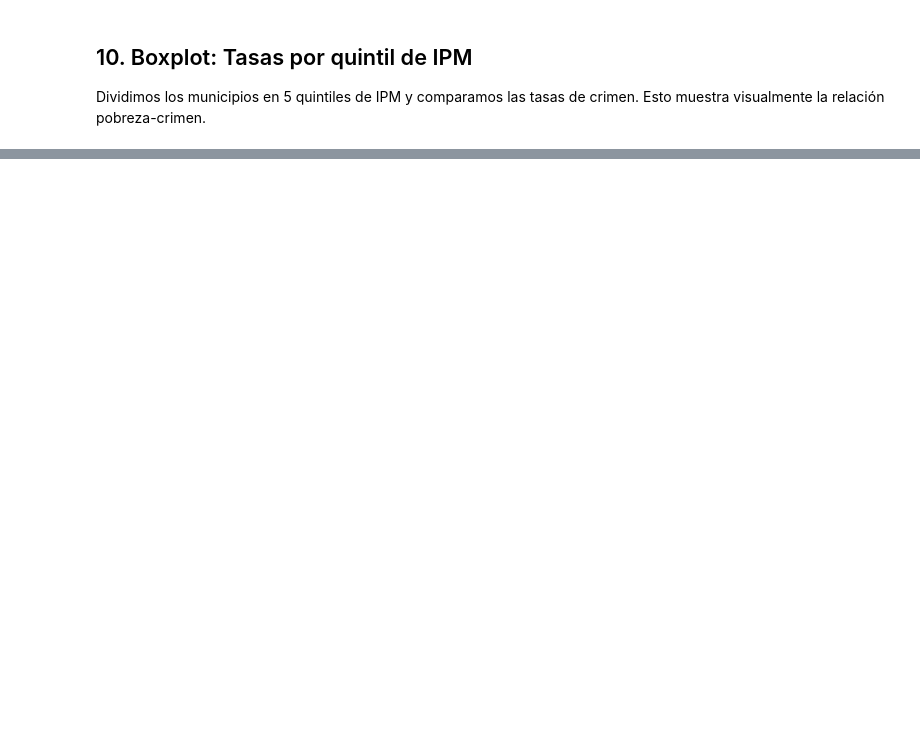
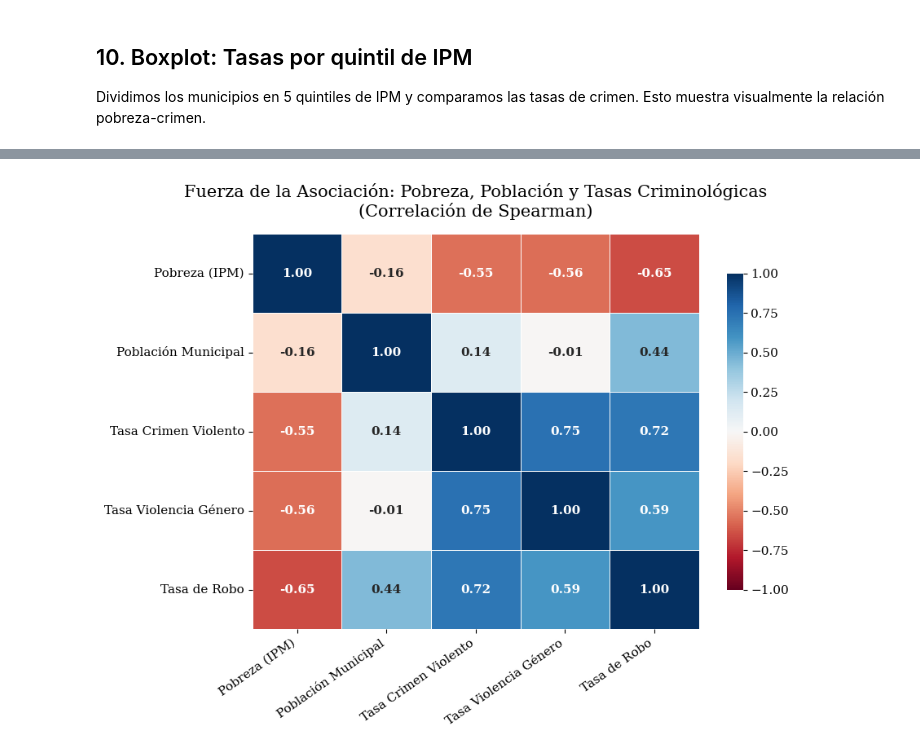
Before and after one commit to ustadistica/Datos-abiertos-Seguridad-y-Convivencia, a Jupyter notebook: notebooks/03_lorenz_gini_h3.ipynb, the cells around one changed output, grey strips where cells are left out. Cells and saved outputs as stored; diff of their text form; code cells hidden in the pictures; blank space fills up the shorter version.

```diff
--- a/notebooks/03_lorenz_gini_h3.ipynb
+++ b/notebooks/03_lorenz_gini_h3.ipynb
@@ -420,0 +580,35 @@ print("\n✅ Análisis completado. Gráficos guardados en docs/img/")
+# %%
+cols_corr = ["ipm_2018", "pob_total"] + [f"tasa_{g}" for g in GRUPOS.keys()]
+# Renombrar para una visualización mucho más estética
+rename_dict = {
+    "ipm_2018": "Pobreza (IPM)",
+    "pob_total": "Población Municipal",
+    "tasa_Crimen violento": "Tasa Crimen Violento",
+    "tasa_Violencia de género": "Tasa Violencia Género",
+    "tasa_Robo": "Tasa de Robo"
+}
+corr_data = agg_mpio[cols_corr].rename(columns=rename_dict)
+corr_matrix = corr_data.corr(method="spearman")
+
+plt.figure(figsize=(9, 7))
+sns.heatmap(
+    corr_matrix,
+    annot=True,          # Mostrar los valores
+    cmap="RdBu",     # Paleta de divergencia (rojo-azul)
+    vmin=-1, vmax=1,     # Límites estrictos de correlación
+    center=0,
+    fmt=".2f",
+    linewidths=0.5,
+    cbar_kws={"shrink": 0.8},
+    annot_kws={"size": 11, "weight": "bold"}
+)
+
+plt.title("Fuerza de la Asociación: Pobreza, Población y Tasas Criminológicas\n(Correlación de Spearman)", fontsize=15, pad=15)
+plt.xticks(rotation=35, ha='right', fontsize=11)
+plt.yticks(rotation=0, fontsize=11)
+
+plt.tight_layout()
+plt.savefig(IMG_DIR / "heatmap_correlacion_crimen.png", dpi=150, bbox_inches="tight")
+plt.show()
+# %% [output]
+[figure, added]
```
Also changed, not shown: parts of 38 cells of this notebook, 9 other files.
